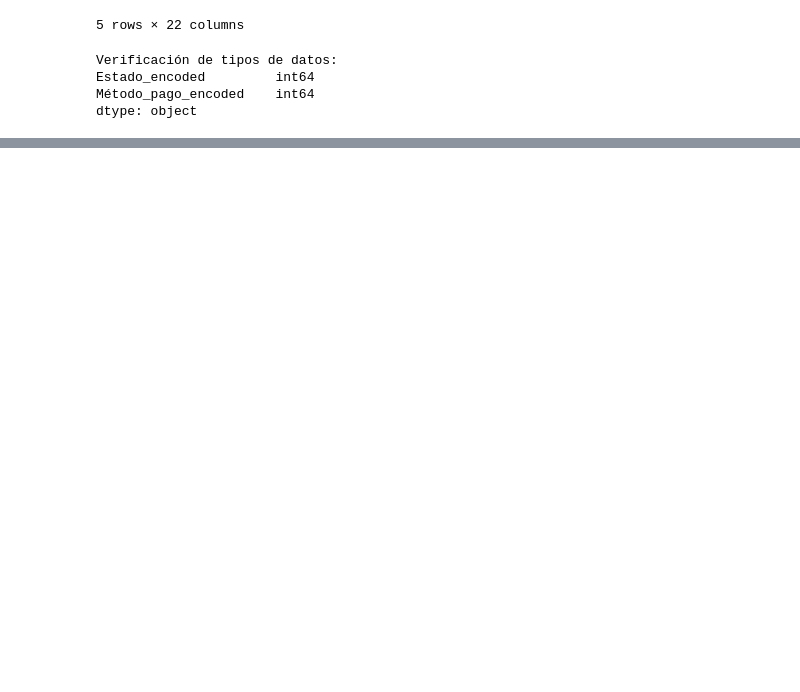
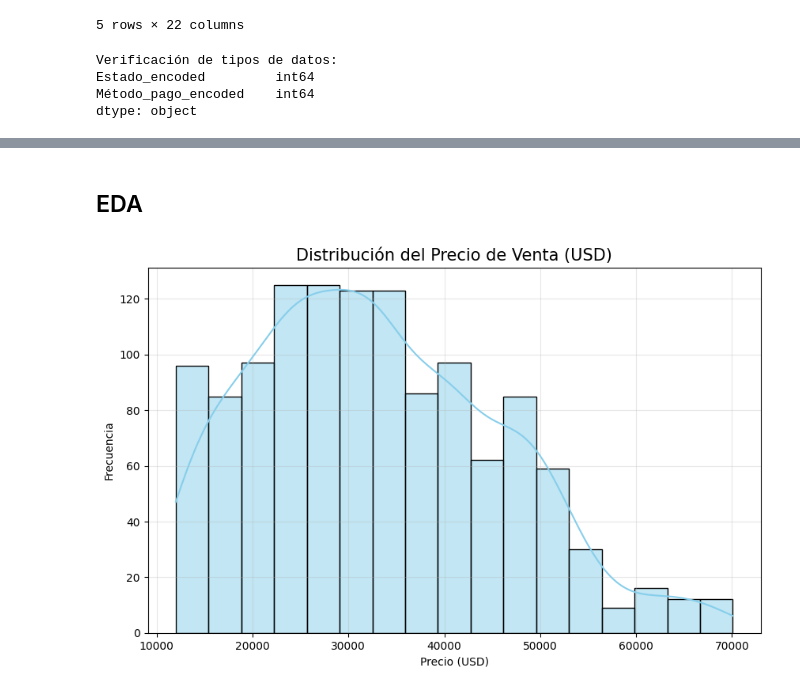
Before and after one commit to ameschini2206/DSII-Primera_Entrega_Alejandro_Meschini, a Jupyter notebook: Primera_Entrega.ipynb, the cells around one changed output, grey strips where cells are left out. Cells and saved outputs as stored; diff of their text form; code cells hidden in the pictures; blank space fills up the shorter version.

```diff
--- a/Primera_Entrega.ipynb
+++ b/Primera_Entrega.ipynb
@@ -355,0 +404,12 @@ dtype: object
+# %% [markdown]
+## EDA
+# %%
+plt.figure(figsize=(10, 6))
+sns.histplot(df['Precio_USD'], kde=True, color='skyblue')
+plt.title('Distribución del Precio de Venta (USD)', fontsize=15)
+plt.xlabel('Precio (USD)')
+plt.ylabel('Frecuencia')
+plt.grid(alpha=0.3)
+plt.show()
+# %% [output]
+[figure, added]
```
Also changed, not shown: parts of 18 cells of this notebook.
